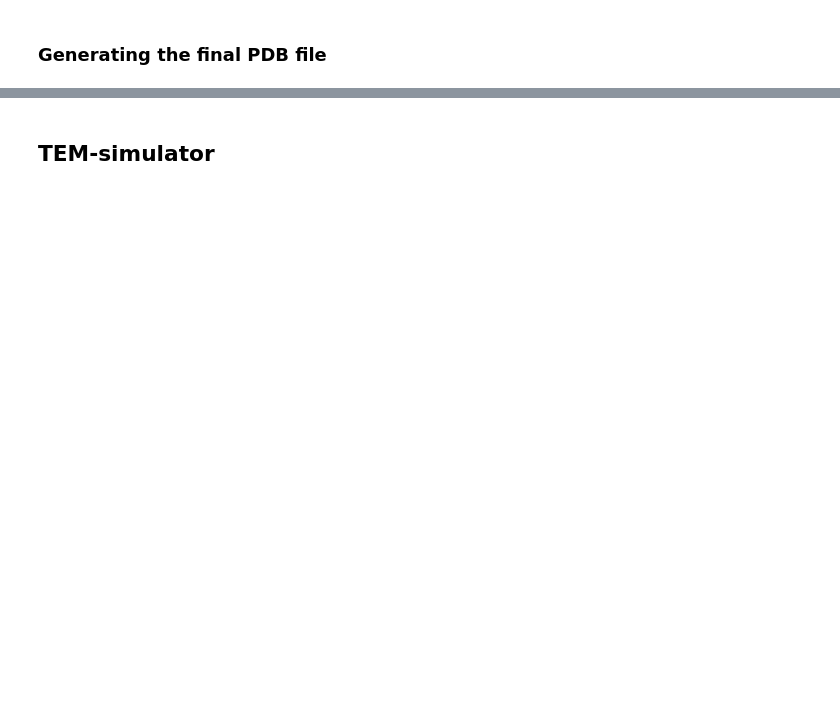
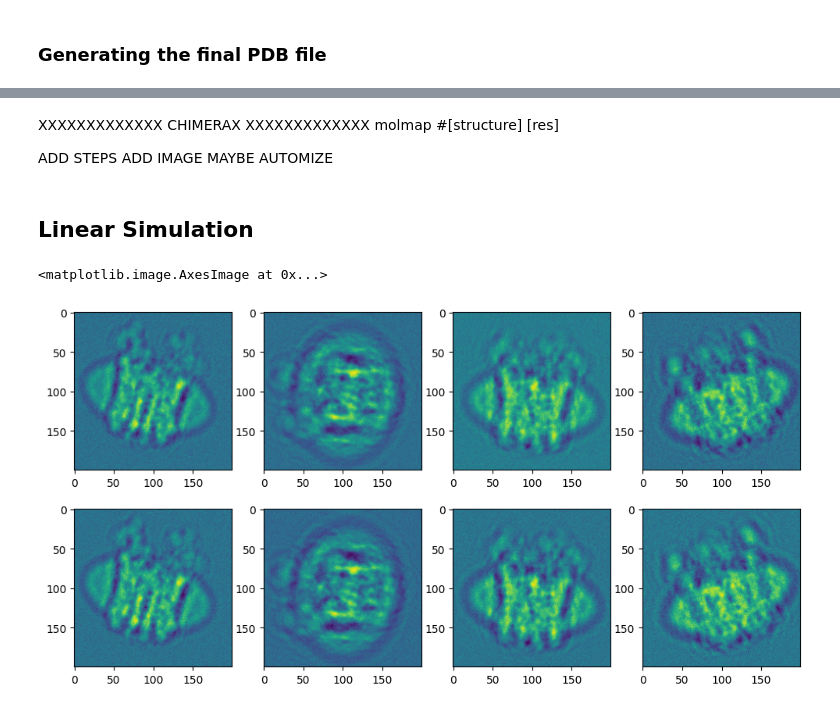
Before and after one commit to h-alvarenga/simSPI, a Jupyter notebook: notebooks/mpmodel_tutorial.ipynb, the cells around one changed output, grey strips where cells are left out. Cells and saved outputs as stored; diff of their text form; code cells hidden in the pictures; blank space fills up the shorter version.

Commit message:
Update notebook with simulator and inference

```diff
--- a/notebooks/mpmodel_tutorial.ipynb
+++ b/notebooks/mpmodel_tutorial.ipynb
@@ -119,5 +158,20 @@ hydrophobic core and C- frontal cut. The micelle hydrophobic core is represented
 the hydrophilic shell in blue and the protein in pink.
     </p>
 </p>
+# %% [markdown]
+XXXXXXXXXXXXX CHIMERAX XXXXXXXXXXXXX molmap #[structure] [res]
+
+ADD STEPS
+ADD IMAGE
+MAYBE AUTOMIZE
 # %% [markdown]
-## TEM-simulator
+## Linear Simulation
+# %%
+def rotation(N):
+    A = np.random.uniform(0,2*np.pi,N)
+    V = np.random.uniform(0,1,3)
+    R = []
+    for a in A:
+        r = rot.from_rotvec(a*V)
+        R.append(r.as_matrix())
+    return R #sampled rotations
@@ -123,0 +214,20 @@ the hydrophilic shell in blue and the protein in pink.
+# %%
+root_dir = "/home/halv/"  # change this to your simSPI directory.
+vol_path = f"{root_dir}MembraneProteins/output/mrc/toy_model_50.mrc"
+data_path = f"{root_dir}compSPI_fork/simSPI/tests/data/linear_simulator_data.npy"
+
+proj = LinSim(vol_path, data_path, rotation(8))
+
+f, ax = plt.subplots(2, 4, figsize=(12, 6))
+
+ax[0,0].imshow(proj[0, 0])
+ax[0,1].imshow(proj[1, 0])
+ax[0,2].imshow(proj[2, 0])
+ax[0,3].imshow(proj[3, 0])
+ax[1,0].imshow(proj[4, 0])
+ax[1,1].imshow(proj[5, 0])
+ax[1,2].imshow(proj[6, 0])
+ax[1,3].imshow(proj[7, 0])
+# %% [output]
+<matplotlib.image.AxesImage at 0x...>
+[figure, added]
```
Also changed, not shown: parts of 13 cells of this notebook.
